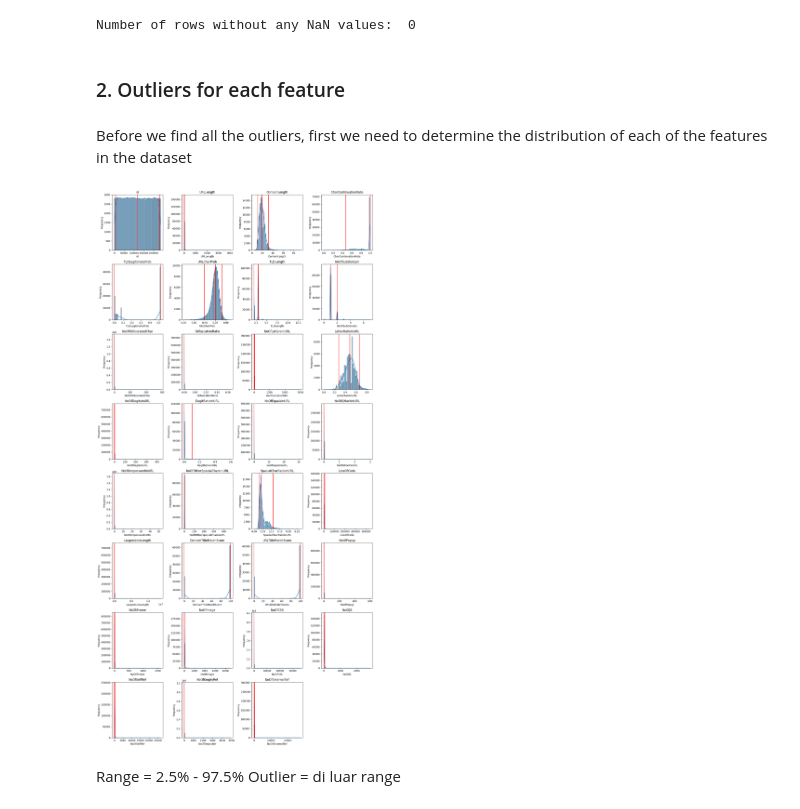
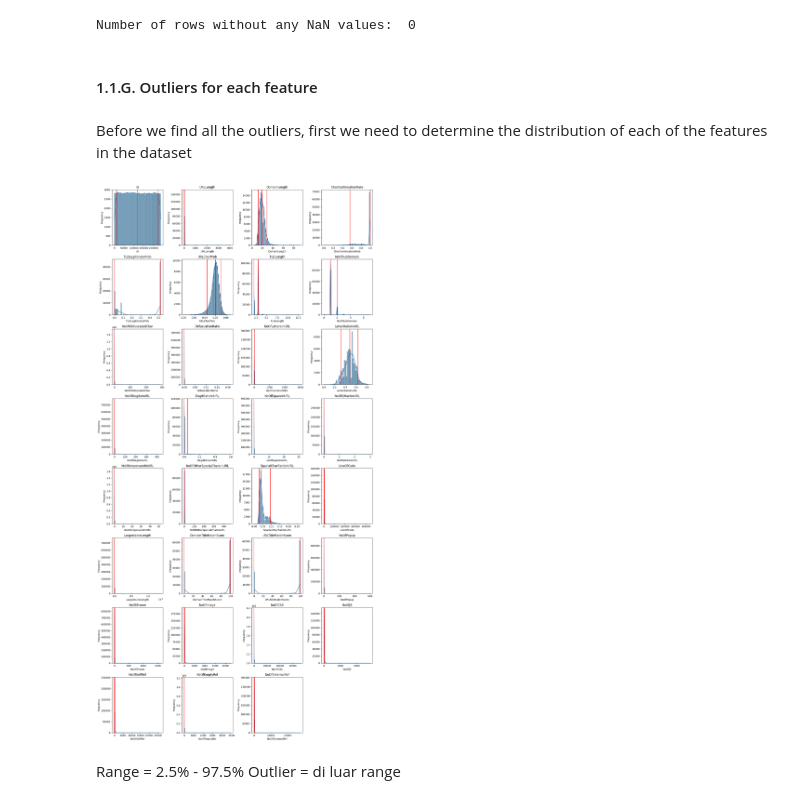
Before and after one commit to adli-arindra/Tucil-2-DAI, a Jupyter notebook: main.ipynb, the cells around one changed output. Saved outputs shown, nothing was run; the diff lists cells and outputs as text; code cells hidden in the pictures.

```diff
--- a/main.ipynb
+++ b/main.ipynb
@@ -178,41 +170,41 @@ print("Number of rows without any NaN values: ", df.notna().all(axis=1).sum())
 # %% [output]
 Number of rows without any NaN values:  0
 # %% [markdown]
-<h3>2. Outliers for each feature</h3>
+#### 1.1.G. Outliers for each feature
 # %% [markdown]
 Before we find all the outliers, first we need to determine the distribution of each of the features in the dataset
 # %%
 numerical_df = non_categorical_df.select_dtypes(include=['int64', 'float64'])
 
 ncols = 4
 nrows = (len(numerical_df.columns) + ncols - 1) // ncols
 
 fig, axes = plt.subplots(nrows=nrows, ncols=ncols, figsize=(16, 4 * nrows))
 
 axes = axes.flatten()
 
 for i, column in enumerate(numerical_df.columns):
     sns.histplot(df[column].dropna(), kde=True, bins=50, ax=axes[i])
 
-    Q1 = df[column].quantile(0.025)
+    Q1 = df[column].quantile(0.05)
     Q2 = df[column].quantile(0.5)
-    Q3 = df[column].quantile(0.975)
+    Q3 = df[column].quantile(0.95)
 
     axes[i].axvline(Q1, color='r')
     axes[i].axvline(Q2, color='r')
     axes[i].axvline(Q3, color='r')
 
     axes[i].set_title(column)
     axes[i].set_xlabel(column)
     axes[i].set_ylabel('Frequency')
 
 for j in range(i + 1, len(axes)):
     axes[j].axis('off')
 
 plt.tight_layout()
 plt.show()
 # %% [output]
-[figure, old version]
+[figure, new version]
 # %% [markdown]
 Range = 2.5% - 97.5%
 Outlier = di luar range
```
Also changed, not shown: parts of 32 cells of this notebook.
